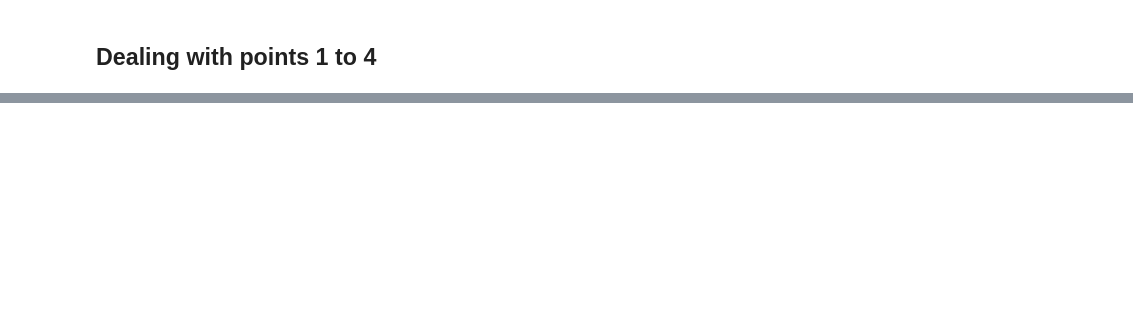
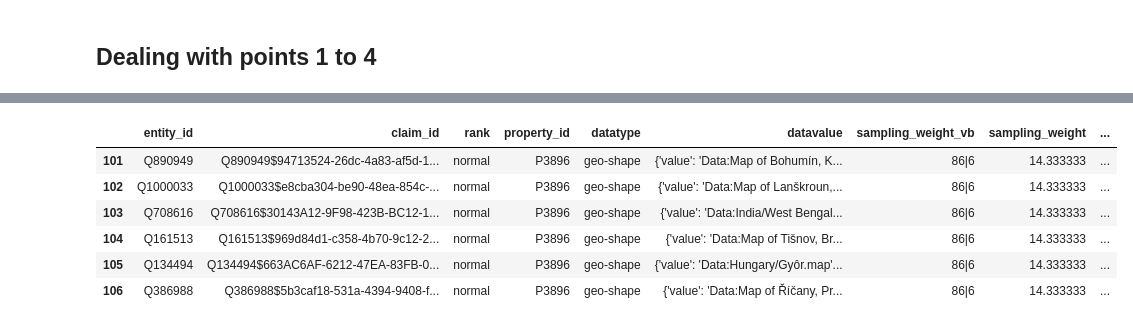
Before and after one commit to gabrielmaia7/WebNLG_Mapped_Wikidata_Claim_Dataset, a Jupyter notebook: Creating_Wikidata_Claim_Datasets_Themed.ipynb, the cells around one changed output, grey strips where cells are left out. Saved outputs shown, nothing was run; the diff lists cells and outputs as text; code cells hidden in the pictures; blank space fills up the shorter version.

Commit message:
creating random sample dfs

```diff
--- a/Creating_Wikidata_Claim_Datasets_Themed.ipynb
+++ b/Creating_Wikidata_Claim_Datasets_Themed.ipynb
@@ -237,2 +321,9 @@ for theme in theme_dfs.keys():
 
 **Computation can be initated direcly from here**
+# %%
+theme_dfs, predicate_theme_dfs = {}, {}
+for theme in root_entity_labels.keys():
+    theme_dfs[theme] = pd.read_csv('./data/theme_dfs/'+ theme + '_claim_theme_df.csv')
+    predicate_theme_dfs[theme] = pd.read_csv('./data/theme_dfs/'+ theme + '_predicate_theme_df.csv')
+    print('Entity',theme,'-',root_entity_labels[theme],'has',
+          theme_dfs[theme].shape[0],'claims and',predicate_theme_dfs[theme].shape[0],'predicates.')
@@ -238,0 +457,5 @@ for theme in theme_dfs.keys():
+# %%
+print('Saving',len(sampled_dfs),'sampled Dataframes.')
+for theme, sample_df in sampled_dfs.items():
+    print('Size of sample dataframe of theme',theme,'-',root_entity_labels[theme], ':', str(sample_df.shape))
+    sample_df.to_csv('./data/sampled_dfs/'+ theme + '_sampled_df.csv', index=False)
@@ -238,0 +499,6 @@ for theme in theme_dfs.keys():
+# %%
+sampled_dfs = {}
+print('Loading sampled Dataframes.')
+for theme in root_entity_labels.keys():
+    sampled_dfs[theme] = pd.read_csv('./data/sampled_dfs/'+ theme + '_sampled_df.csv')
+    print('Size of sample dataframe of theme',theme,'-',root_entity_labels[theme], ':', str(sampled_dfs[theme].shape))
@@ -238,0 +523,7 @@ for theme in theme_dfs.keys():
+# %%
+Wd_API.languages = ['en']
+Wd_API.save_every_x_queries = 1000000000000000000000
+for theme in sampled_dfs.keys():
+    print('Acquiring entity and property labels of',theme,'-',root_entity_labels[theme])
+    sampled_dfs[theme]['entity_label'] = sampled_dfs[theme]['entity_id'].apply(Wd_API.get_label)
+    sampled_dfs[theme]['property_label'] = sampled_dfs[theme]['property_id'].apply(Wd_API.get_label)
@@ -238,0 +708,12 @@ for theme in theme_dfs.keys():
+# %%
+df = sampled_dfs['Q515'][sampled_dfs['Q515']['datatype'] == 'geo-shape'].copy()
+#df['datevalue'] = df.apply(get_datavalue_given_datatype, axis=1)
+df
+# %% [output]
+|  | entity_id | claim_id | rank | property_id | datatype | datavalue | sampling_weight_vb | sampling_weight | ... |
+| 101 | Q890949 | Q890949$94713524-26dc-4a83-af5d-1... | normal | P3896 | geo-shape | {'value': 'Data:Map of Bohumín, K... | 86|6 | 14.333333 | ... |
+| 102 | Q1000033 | Q1000033$e8cba304-be90-48ea-854c-... | normal | P3896 | geo-shape | {'value': 'Data:Map of Lanškroun,... | 86|6 | 14.333333 | ... |
+| 103 | Q708616 | Q708616$30143A12-9F98-423B-BC12-1... | normal | P3896 | geo-shape | {'value': 'Data:India/West Bengal... | 86|6 | 14.333333 | ... |
+| 104 | Q161513 | Q161513$969d84d1-c358-4b70-9c12-2... | normal | P3896 | geo-shape | {'value': 'Data:Map of Tišnov, Br... | 86|6 | 14.333333 | ... |
+| 105 | Q134494 | Q134494$663AC6AF-6212-47EA-83FB-0... | normal | P3896 | geo-shape | {'value': 'Data:Hungary/Gyôr.map'... | 86|6 | 14.333333 | ... |
+| 106 | Q386988 | Q386988$5b3caf18-531a-4394-9408-f... | normal | P3896 | geo-shape | {'value': 'Data:Map of Říčany, Pr... | 86|6 | 14.333333 | ... |
```
Also changed, not shown: parts of 20 cells of this notebook, 1 other file.
